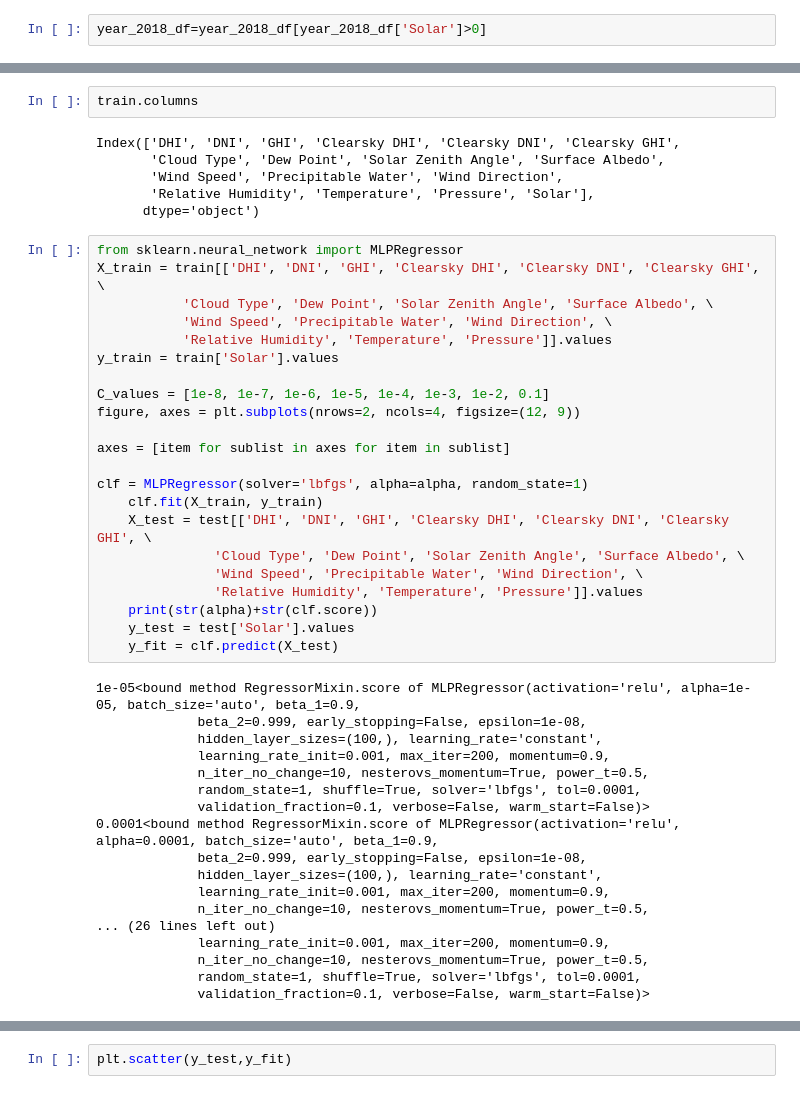
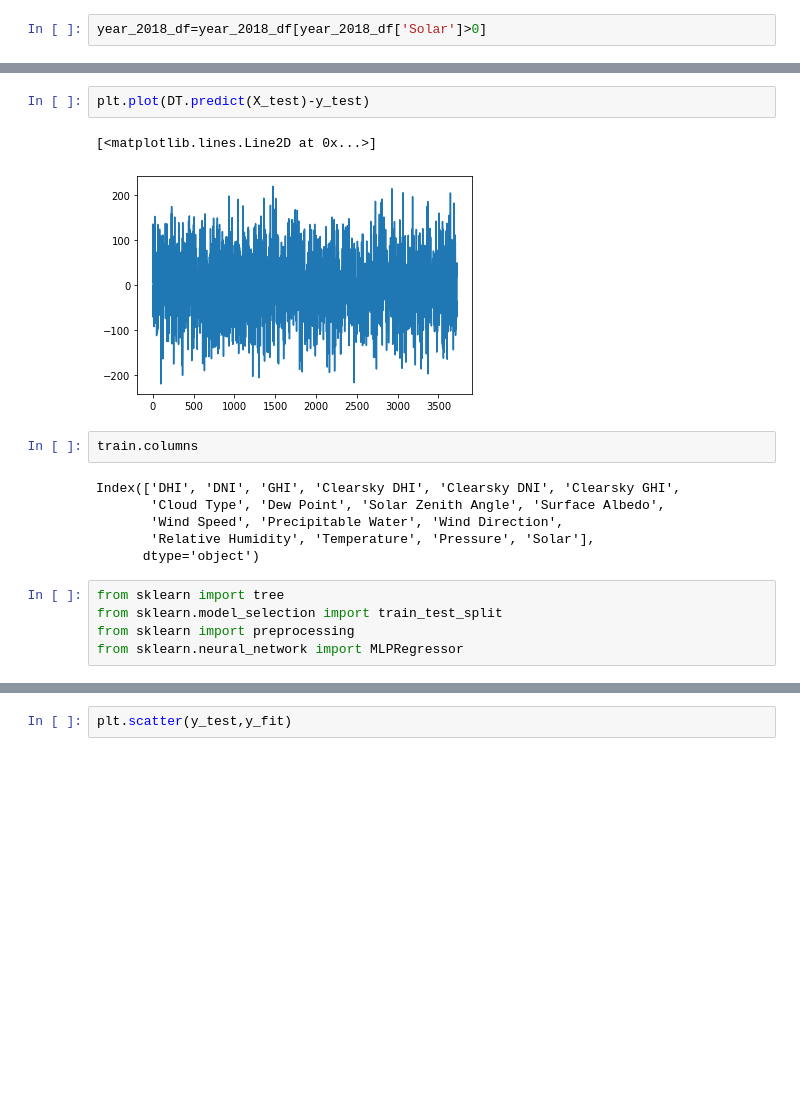
Before and after one commit to UW-EnergyForecaster/EnergyForecasters, a Jupyter notebook: examples/model_development.ipynb, the cells around one changed output, grey strips where cells are left out. Drawn from its saved outputs; the diff is of its cells as text; blank space fills up the shorter version.

```diff
--- a/examples/model_development.ipynb
+++ b/examples/model_development.ipynb
@@ -100,3 +131,8 @@ train,test=train_test_split(year_2018_df,test_size=0.2,random_state=1010)
+# %%
+plt.plot(DT.predict(X_test)-y_test)
+# %% [output]
+[<matplotlib.lines.Line2D at 0x...>]
+[figure, added]
 # %%
 train.columns
 # %% [output]
@@ -105,43 +141,8 @@ Index(['DHI', 'DNI', 'GHI', 'Clearsky DHI', 'Clearsky DNI', 'Clearsky GHI',
        'Wind Speed', 'Precipitable Water', 'Wind Direction',
        'Relative Humidity', 'Temperature', 'Pressure', 'Solar'],
       dtype='object')
-# %%
-from sklearn.neural_network import MLPRegressor
-X_train = train[['DHI', 'DNI', 'GHI', 'Clearsky DHI', 'Clearsky DNI', 'Clearsky GHI', \
-           'Cloud Type', 'Dew Point', 'Solar Zenith Angle', 'Surface Albedo', \
-           'Wind Speed', 'Precipitable Water', 'Wind Direction', \
-           'Relative Humidity', 'Temperature', 'Pressure']].values
-y_train = train['Solar'].values
-
-C_values = [1e-8, 1e-7, 1e-6, 1e-5, 1e-4, 1e-3, 1e-2, 0.1]
-figure, axes = plt.subplots(nrows=2, ncols=4, figsize=(12, 9))
-
-axes = [item for sublist in axes for item in sublist]
-
-clf = MLPRegressor(solver='lbfgs', alpha=alpha, random_state=1)
-    clf.fit(X_train, y_train)
-    X_test = test[['DHI', 'DNI', 'GHI', 'Clearsky DHI', 'Clearsky DNI', 'Clearsky GHI', \
-               'Cloud Type', 'Dew Point', 'Solar Zenith Angle', 'Surface Albedo', \
-               'Wind Speed', 'Precipitable Water', 'Wind Direction', \
-               'Relative Humidity', 'Temperature', 'Pressure']].values
-    print(str(alpha)+str(clf.score))
-    y_test = test['Solar'].values
-    y_fit = clf.predict(X_test)
-# %% [output]
-1e-05<bound method RegressorMixin.score of MLPRegressor(activation='relu', alpha=1e-05, batch_size='auto', beta_1=0.9,
-             beta_2=0.999, early_stopping=False, epsilon=1e-08,
-             hidden_layer_sizes=(100,), learning_rate='constant',
-             learning_rate_init=0.001, max_iter=200, momentum=0.9,
-             n_iter_no_change=10, nesterovs_momentum=True, power_t=0.5,
-             random_state=1, shuffle=True, solver='lbfgs', tol=0.0001,
-             validation_fraction=0.1, verbose=False, warm_start=False)>
-0.0001<bound method RegressorMixin.score of MLPRegressor(activation='relu', alpha=0.0001, batch_size='auto', beta_1=0.9,
-             beta_2=0.999, early_stopping=False, epsilon=1e-08,
-             hidden_layer_sizes=(100,), learning_rate='constant',
-             learning_rate_init=0.001, max_iter=200, momentum=0.9,
-             n_iter_no_change=10, nesterovs_momentum=True, power_t=0.5,
-... (26 lines left out)
-             learning_rate_init=0.001, max_iter=200, momentum=0.9,
-             n_iter_no_change=10, nesterovs_momentum=True, power_t=0.5,
-             random_state=1, shuffle=True, solver='lbfgs', tol=0.0001,
-             validation_fraction=0.1, verbose=False, warm_start=False)>
+# %%
+from sklearn import tree
+from sklearn.model_selection import train_test_split
+from sklearn import preprocessing
+from sklearn.neural_network import MLPRegressor
```
Also changed, not shown: parts of 19 cells of this notebook.
